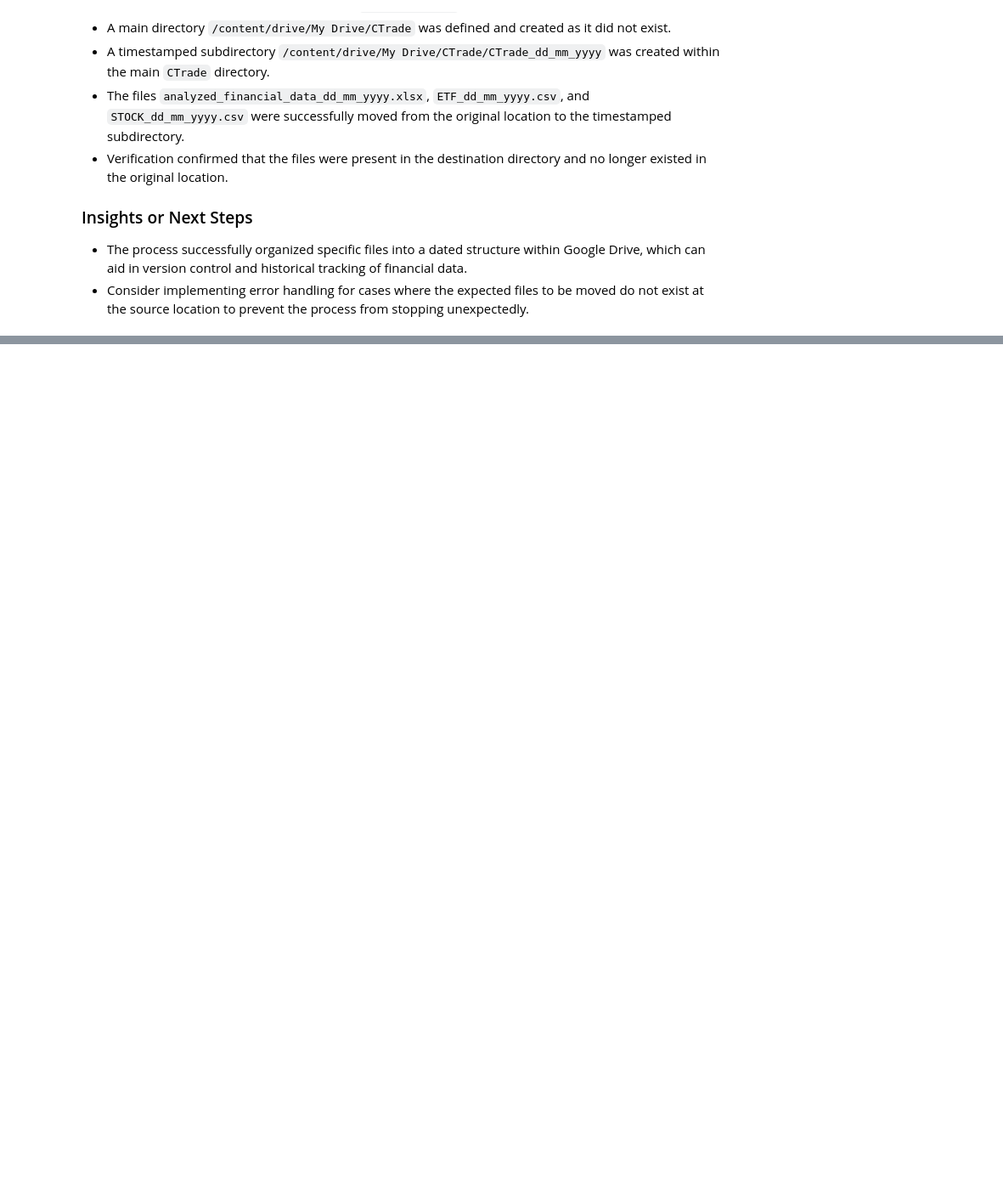
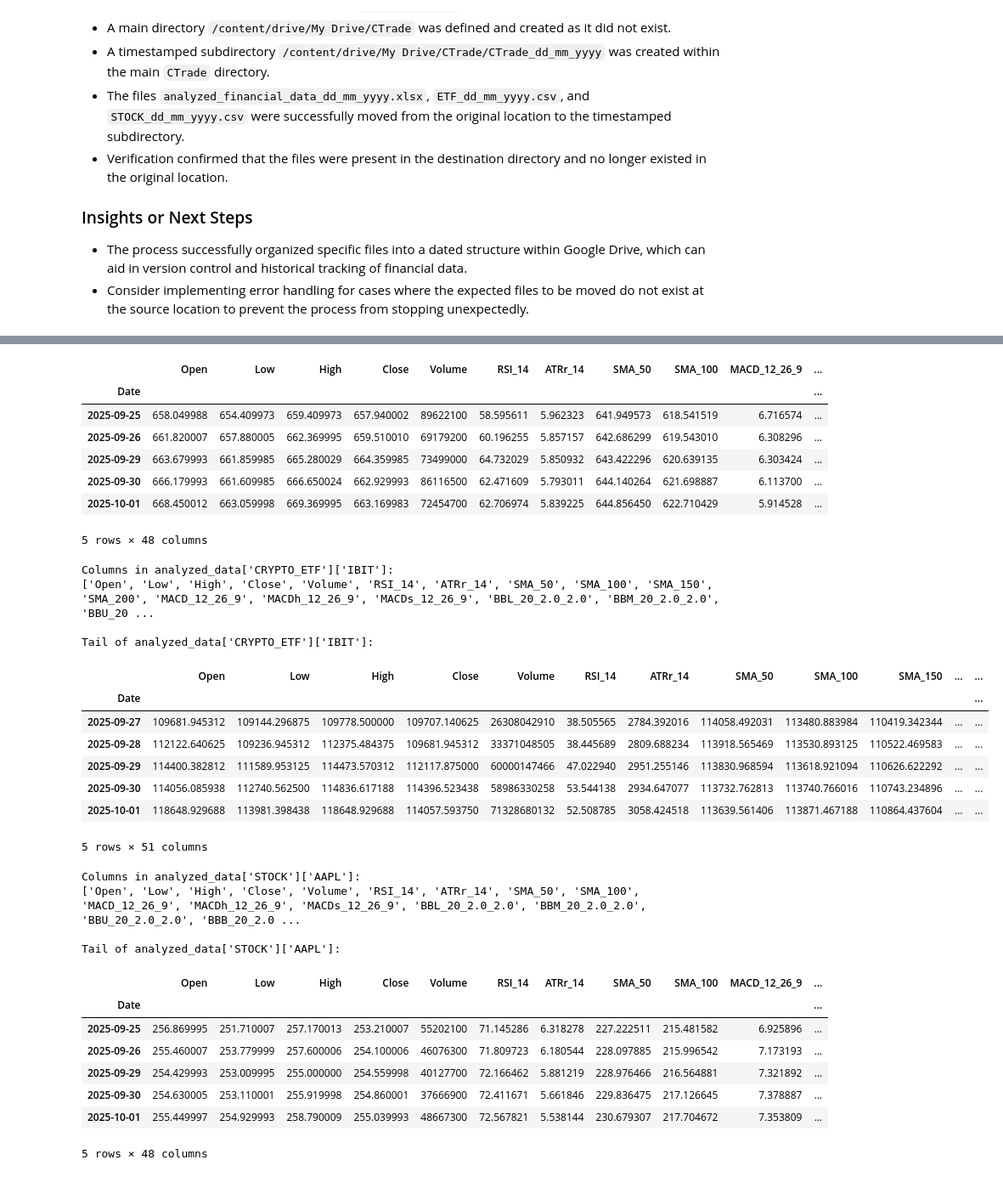
Before and after one commit to Sagi1977/CycleTrading-, a Jupyter notebook: Cycle_Trades.ipynb, the cells around one changed output, grey strips where cells are left out. Shown: that part at 85% size. Drawn from its saved outputs; the diff is of its cells as text; code cells hidden in the pictures; blank space fills up the shorter version.

```diff
--- a/Cycle_Trades.ipynb
+++ b/Cycle_Trades.ipynb
@@ -3775,0 +4750,46 @@ Verification successful: Files were moved and no longer exist in the original lo
+# %%
+# Review the code in cell eed98e4a (this cell).
+# Verify that the get_vix_data_trading_days function is correctly defined and called once before the main asset processing loop.
+# Confirm that the merging of df_vix_trading_days with df_analysis is performed using pd.merge with left_index=True and right_index=True.
+# Check that the 'VIX_Close' column is present in df_analysis after the merge.
+# Verify that the 'VIX_Regime_Above_Threshold' column is calculated based on 'VIX_Close' and the vix_threshold.
+# Inspect the analyzed_data dictionary after the execution of cell eed98e4a to confirm that the DataFrames for each asset contain the 'VIX_Close' and 'VIX_Regime_Above_Threshold' columns.
+# Verify that the fillna(-1) method is used on the 'VIX_Regime_Above_Threshold' column.
+
+# The previous execution of cell eed98e4a already ran the code.
+# We can now inspect the analyzed_data dictionary to verify the changes.
+
+# Check the columns of a sample DataFrame from analyzed_data
+# For example, check the 'ETF' group and 'SPY' ticker
+if 'analyzed_data' in locals() or 'analyzed_data' in globals():
+    if 'ETF' in analyzed_data and 'SPY' in analyzed_data['ETF']:
+        spy_df = analyzed_data['ETF']['SPY']
+        print("\nColumns in analyzed_data['ETF']['SPY']:")
+        print(spy_df.columns.tolist())
+
+        print("\nTail of analyzed_data['ETF']['SPY']:")
+        display(spy_df.tail())
+
+        # Check another sample from a different group
+        if 'CRYPTO_ETF' in analyzed_data and 'IBIT' in analyzed_data['CRYPTO_ETF']:
+            ibit_df = analyzed_data['CRYPTO_ETF']['IBIT']
+            print("\nColumns in analyzed_data['CRYPTO_ETF']['IBIT']:")
+            print(ibit_df.columns.tolist())
+
+            print("\nTail of analyzed_data['CRYPTO_ETF']['IBIT']:")
+            display(ibit_df.tail())
+
+        # Check another sample from a different group
+        if 'STOCK' in analyzed_data and 'AAPL' in analyzed_data['STOCK']:
+            aapl_df = analyzed_data['STOCK']['AAPL']
+            print("\nColumns in analyzed_data['STOCK']['AAPL']:")
+            print(aapl_df.columns.tolist())
+
+            print("\nTail of analyzed_data['STOCK']['AAPL']:")
+            display(aapl_df.tail())
+
+    else:
+        print("Error: 'analyzed_data' does not contain expected data.")
+else:
+    print("Error: 'analyzed_data' variable not found. Please ensure the previous cell ran successfully.")
+# %% [output]
@@ -3775,0 +4800,32 @@ Verification successful: Files were moved and no longer exist in the original lo
+|  | Open | Low | High | Close | Volume | RSI_14 | ATRr_14 | SMA_50 | SMA_100 | MACD_12_26_9 | ... |
+| Date |  |  |  |  |  |  |  |  |  |  | ... |
+| 2025-09-25 | 658.049988 | 654.409973 | 659.409973 | 657.940002 | 89622100 | 58.595611 | 5.962323 | 641.949573 | 618.541519 | 6.716574 | ... |
+| 2025-09-26 | 661.820007 | 657.880005 | 662.369995 | 659.510010 | 69179200 | 60.196255 | 5.857157 | 642.686299 | 619.543010 | 6.308296 | ... |
+| 2025-09-29 | 663.679993 | 661.859985 | 665.280029 | 664.359985 | 73499000 | 64.732029 | 5.850932 | 643.422296 | 620.639135 | 6.303424 | ... |
+| 2025-09-30 | 666.179993 | 661.609985 | 666.650024 | 662.929993 | 86116500 | 62.471609 | 5.793011 | 644.140264 | 621.698887 | 6.113700 | ... |
+| 2025-10-01 | 668.450012 | 663.059998 | 669.369995 | 663.169983 | 72454700 | 62.706974 | 5.839225 | 644.856450 | 622.710429 | 5.914528 | ... |
+5 rows × 48 columns
+Columns in analyzed_data['CRYPTO_ETF']['IBIT']:
+['Open', 'Low', 'High', 'Close', 'Volume', 'RSI_14', 'ATRr_14', 'SMA_50', 'SMA_100', 'SMA_150', 'SMA_200', 'MACD_12_26_9', 'MACDh_12_26_9', 'MACDs_12_26_9', 'BBL_20_2.0_2.0', 'BBM_20_2.0_2.0', 'BBU_20 ...
+
+Tail of analyzed_data['CRYPTO_ETF']['IBIT']:
+|  | Open | Low | High | Close | Volume | RSI_14 | ATRr_14 | SMA_50 | SMA_100 | SMA_150 | ... | ... |
+| Date |  |  |  |  |  |  |  |  |  |  |  | ... |
+| 2025-09-27 | 109681.945312 | 109144.296875 | 109778.500000 | 109707.140625 | 26308042910 | 38.505565 | 2784.392016 | 114058.492031 | 113480.883984 | 110419.342344 | ... | ... |
+| 2025-09-28 | 112122.640625 | 109236.945312 | 112375.484375 | 109681.945312 | 33371048505 | 38.445689 | 2809.688234 | 113918.565469 | 113530.893125 | 110522.469583 | ... | ... |
+| 2025-09-29 | 114400.382812 | 111589.953125 | 114473.570312 | 112117.875000 | 60000147466 | 47.022940 | 2951.255146 | 113830.968594 | 113618.921094 | 110626.622292 | ... | ... |
+| 2025-09-30 | 114056.085938 | 112740.562500 | 114836.617188 | 114396.523438 | 58986330258 | 53.544138 | 2934.647077 | 113732.762813 | 113740.766016 | 110743.234896 | ... | ... |
+| 2025-10-01 | 118648.929688 | 113981.398438 | 118648.929688 | 114057.593750 | 71328680132 | 52.508785 | 3058.424518 | 113639.561406 | 113871.467188 | 110864.437604 | ... | ... |
+5 rows × 51 columns
+Columns in analyzed_data['STOCK']['AAPL']:
+['Open', 'Low', 'High', 'Close', 'Volume', 'RSI_14', 'ATRr_14', 'SMA_50', 'SMA_100', 'MACD_12_26_9', 'MACDh_12_26_9', 'MACDs_12_26_9', 'BBL_20_2.0_2.0', 'BBM_20_2.0_2.0', 'BBU_20_2.0_2.0', 'BBB_20_2.0 ...
+
+Tail of analyzed_data['STOCK']['AAPL']:
+|  | Open | Low | High | Close | Volume | RSI_14 | ATRr_14 | SMA_50 | SMA_100 | MACD_12_26_9 | ... |
+| Date |  |  |  |  |  |  |  |  |  |  | ... |
+| 2025-09-25 | 256.869995 | 251.710007 | 257.170013 | 253.210007 | 55202100 | 71.145286 | 6.318278 | 227.222511 | 215.481582 | 6.925896 | ... |
+| 2025-09-26 | 255.460007 | 253.779999 | 257.600006 | 254.100006 | 46076300 | 71.809723 | 6.180544 | 228.097885 | 215.996542 | 7.173193 | ... |
+| 2025-09-29 | 254.429993 | 253.009995 | 255.000000 | 254.559998 | 40127700 | 72.166462 | 5.881219 | 228.976466 | 216.564881 | 7.321892 | ... |
+| 2025-09-30 | 254.630005 | 253.110001 | 255.919998 | 254.860001 | 37666900 | 72.411671 | 5.661846 | 229.836475 | 217.126645 | 7.378887 | ... |
+| 2025-10-01 | 255.449997 | 254.929993 | 258.790009 | 255.039993 | 48667300 | 72.567821 | 5.538144 | 230.679307 | 217.704672 | 7.353809 | ... |
+5 rows × 48 columns
```
Also changed, not shown: parts of 31 cells of this notebook.
